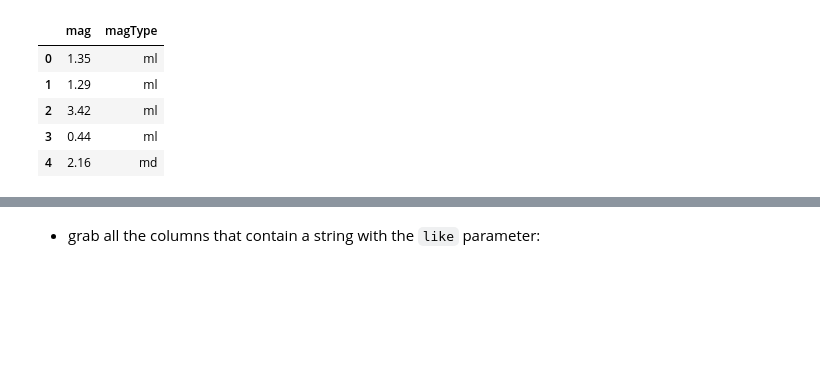
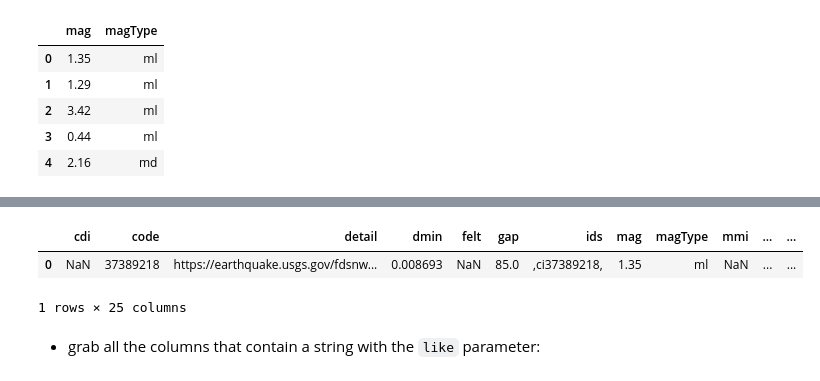
Before and after one commit to tgwon/ai4ml, a Jupyter notebook: week3/5-subsetting_data.ipynb, the cells around one changed output, grey strips where cells are left out. Saved outputs shown, nothing was run; the diff lists cells and outputs as text; code cells hidden in the pictures; blank space fills up the shorter version.

```diff
--- a/week3/5-subsetting_data.ipynb
+++ b/week3/5-subsetting_data.ipynb
@@ -617,3 +729,9 @@ df.filter(items=['mag', 'magType']).head()
+# %%
+df.filter([0],axis=0)
+# %% [output]
+|  | cdi | code | detail | dmin | felt | gap | ids | mag | magType | mmi | ... | ... |
+| 0 | NaN | 37389218 | https://earthquake.usgs.gov/fdsnw... | 0.008693 | NaN | 85.0 | ,ci37389218, | 1.35 | ml | NaN | ... | ... |
+1 rows × 25 columns
 # %% [markdown]
 - grab all the columns that contain a string with the `like` parameter:
 # %%
```
Also changed, not shown: parts of 14 cells of this notebook.
